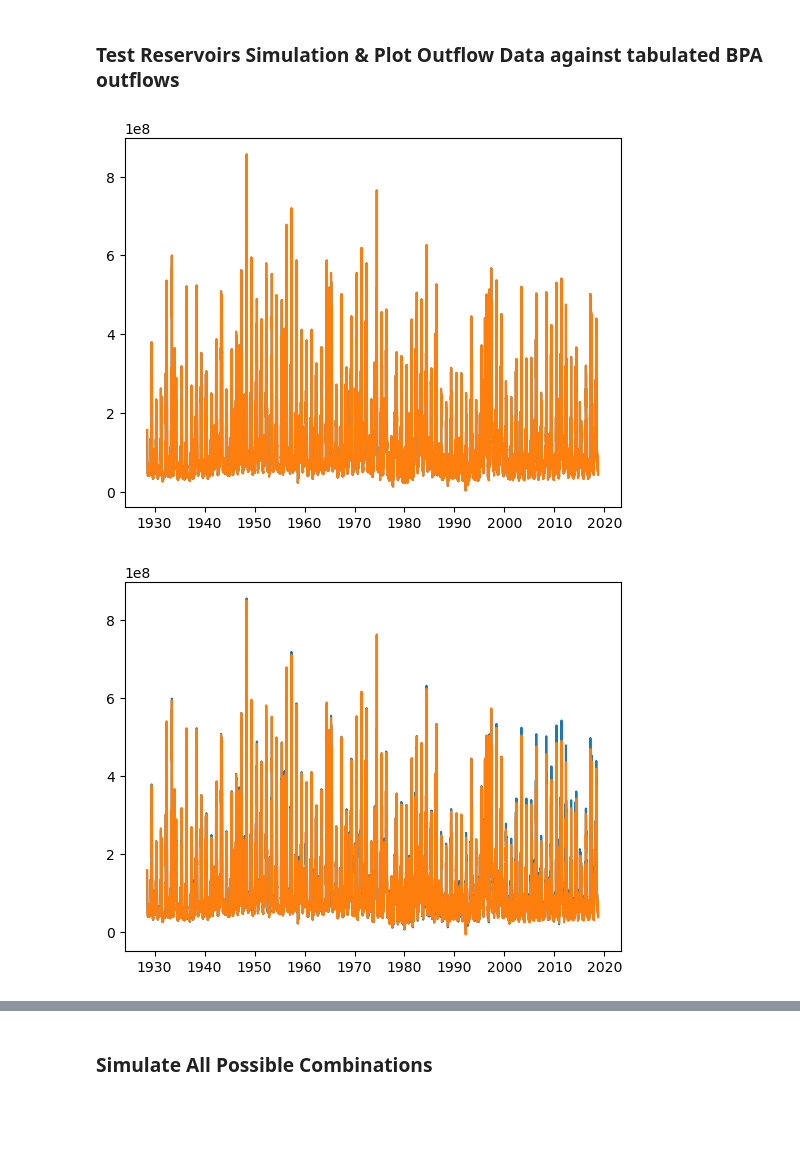
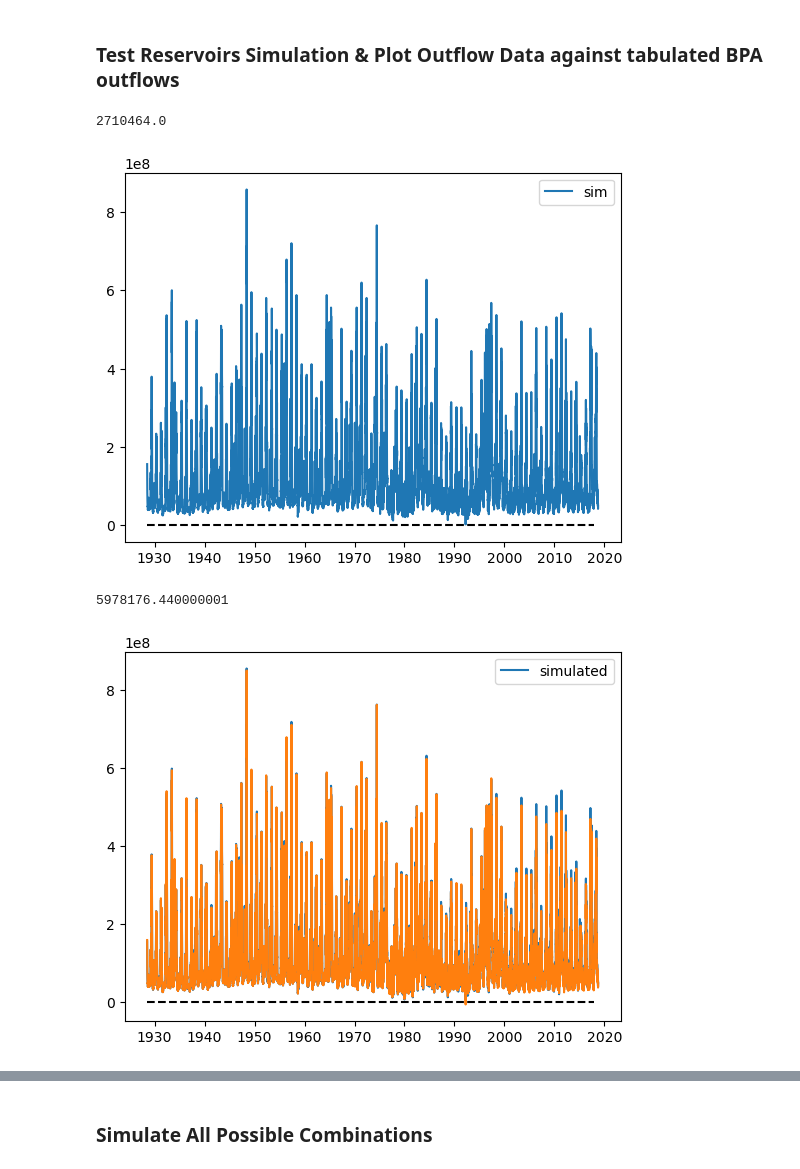
Before and after one commit to clairewang23/columbia_river_model, a Jupyter notebook: Model for Reservoir 3.ipynb, the cells around one changed output, grey strips where cells are left out. Cells and saved outputs as stored; diff of their text form; code cells hidden in the pictures; blank space fills up the shorter version.

```diff
--- a/Model for Reservoir 3.ipynb
+++ b/Model for Reservoir 3.ipynb
@@ -173,21 +173,29 @@ IH_outflow, IH_hydro, IH_fish = ice_harbor.simulate(1, 0,ice_harbor_data['date']
 # %%
 #plotting direct outflow data versus simulated outflow for lower granite
 lower_granite_outflow = pd.read_csv('lowergraniteoutflow.csv')
 lower_granite_outflow['date'] = pd.to_datetime(lower_granite_outflow['date'])
-plt.plot(lower_granite_data['date'],LGR_outflow)
-plt.plot(lower_granite_data['date'],lower_granite_outflow['H (unit:cfs)']*2447)
+print(np.min(LGR_outflow))
+plt.plot(lower_granite_data['date'],LGR_outflow, label='sim')
+# plt.plot(lower_granite_data['date'],lower_granite_outflow['H (unit:cfs)']*2447)
+plt.hlines(0,datetime(1928,7,1), datetime(2018,1,1), colors='black', linestyles='dashed')
+plt.legend()
 plt.show()
 # %% [output]
+2710464.0
-[figure, old version]
+[figure, new version]
 # %%
 #plotting direct outflow data versus simulated outflow for little goose
 little_goose_outflow = pd.read_csv('littlegooseoutflow.csv')
 little_goose_outflow['date'] = pd.to_datetime(little_goose_outflow['date'])
-plt.plot(little_goose_data['date'],LGO_outflow)
+print(np.min(LGO_outflow))
+plt.plot(little_goose_data['date'],LGO_outflow, label='simulated')
 plt.plot(little_goose_data['date'],little_goose_outflow['H (unit:cfs)']*2447)
+plt.hlines(0,datetime(1928,7,1), datetime(2018,1,1), colors='black', linestyles='dashed')
+plt.legend()
 plt.show()
 # %% [output]
+5978176.440000001
-[figure, old version]
+[figure, new version]
 # %%
 #plotting direct outflow data versus simulated outflow for lower monumental
 lower_monumental_outflow = pd.read_csv('lowermonumentaloutflow.csv')
```
Also changed, not shown: parts of 10 cells of this notebook.
